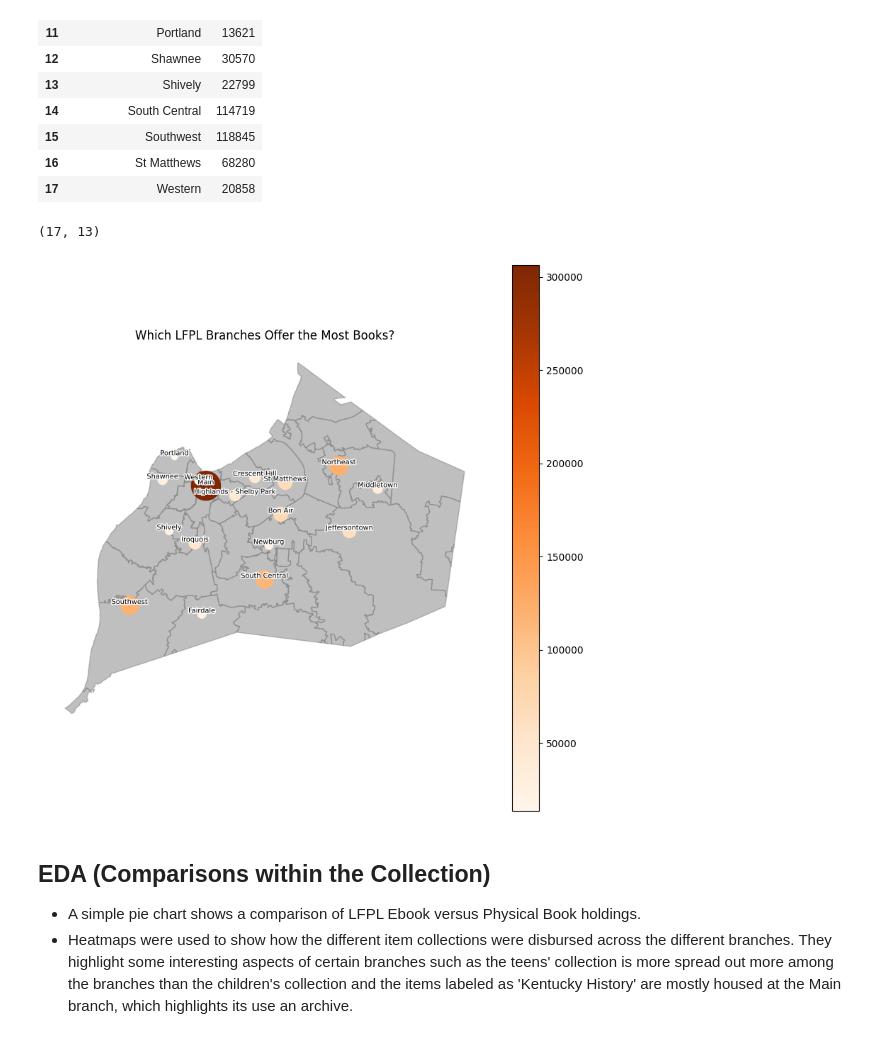
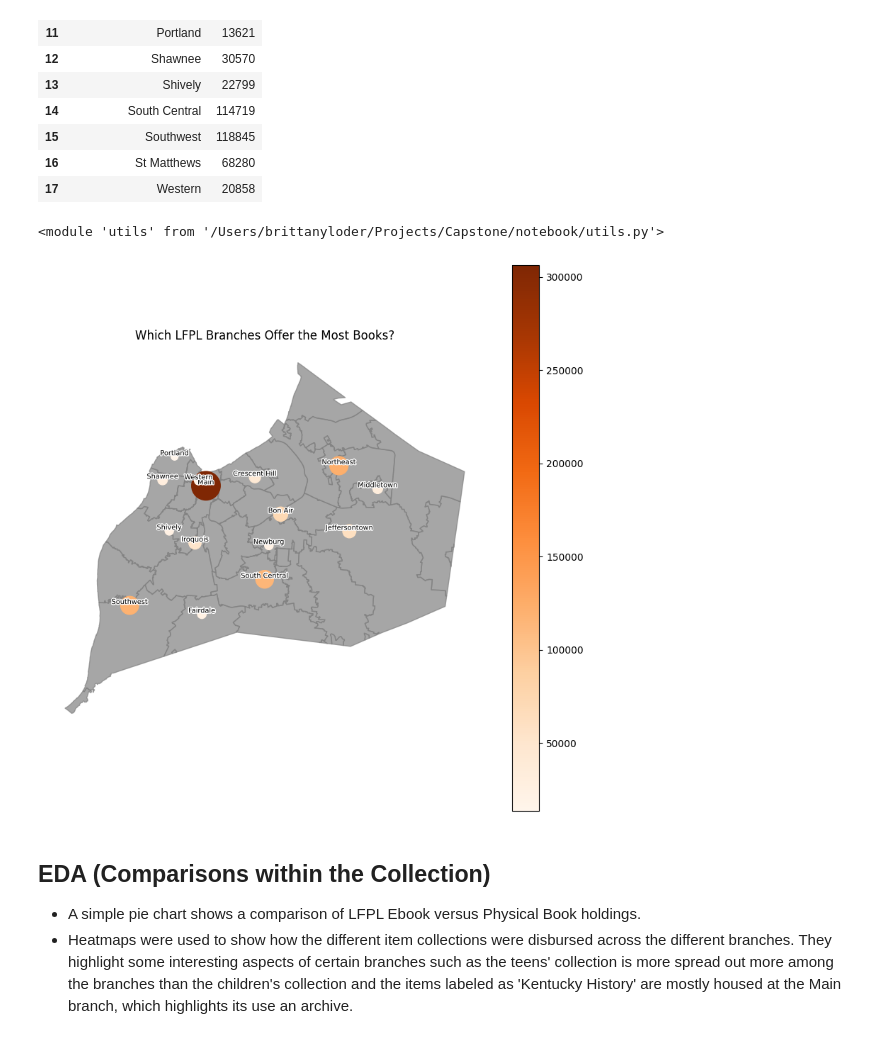
Before and after one commit to btl930/louisville_library_inventory_analysis, a Jupyter notebook: notebook/louisville_library_inventory_analysis.ipynb, the cells around one changed output. Saved outputs shown, nothing was run; the diff lists cells and outputs as text; code cells hidden in the pictures.

Commit message:
Function improvements and cleaning up map visualizations

```diff
--- a/notebook/louisville_library_inventory_analysis.ipynb
+++ b/notebook/louisville_library_inventory_analysis.ipynb
@@ -405,7 +405,7 @@ Are there areas in Louisville that are underserved in regard to the library?
 import geopandas as gpd
 import matplotlib.patheffects as pe
 # %%
-libraries = gpd.read_file("../data/Raw/Louisville_KY_Free_Public_Libraries/Louisville_KY_Free_Public_Libraries.shp")
+lfpl_loc = gpd.read_file("../data/Raw/Louisville_KY_Free_Public_Libraries/Louisville_KY_Free_Public_Libraries.shp")
 inventory = pd.read_csv('../data/Clean/clean_lfpl_inventory.csv')
 zipcodes = gpd.read_file("../data/Raw/Jefferson_County_KY_ZIP_Codes/Jefferson_County_KY_ZIP_Codes.shp")
 # %%
@@ -452,6 +433,3 @@ book_count
 | 15 | Southwest | 118845 |
 | 16 | St Matthews | 68280 |
 | 17 | Western | 20858 |
-# %%
-book_count = book_count.copy()
-book_count['item_location_clean'] = book_count['item_location'].str.lower().str.replace(r'[^a-z0-9]', '', regex=True)
@@ -469,44 +436,7 @@ libraries = libraries.merge(book_count, left_on="LFPL_NAME_clean", right_on="ite
-# %%
-libraries.shape
-# %% [output]
-(17, 13)
 # %%
-def lfpl_map (df, item, title):
-    ax = zipcodes.plot(
-        figsize=(10, 10),
-        color='grey',
-        edgecolor='grey',
-        alpha=0.5
-    )
+import importlib
+import utils
 
-    df.plot(
-        ax=ax,
-        column=item,
-        cmap='Oranges',
-        legend=True,
-        markersize= df[item] / 350
-    )
-
-    ax.set_title(title, fontsize=12)
-    ax.axis("off")
-
-    for x, y, name in zip(
-        libraries.geometry.x,
-        libraries.geometry.y,
-        libraries["item_location"]
-    ):
-
-        ax.text(
-            x + 0.002,  # horizontal offset
-            y + 0.002,  # vertical offset
-            name,
-            fontsize=7,
-            color="black",
-            ha="center",
-            va="bottom",
-            path_effects=[
-            pe.withStroke (linewidth=2, foreground='white')
-            ]
-        )
-
-    plt.show()
+importlib.reload(utils)
+# %% [output]
+<module 'utils' from '/Users/brittanyloder/Projects/Capstone/notebook/utils.py'>
@@ -513,7 +445,9 @@ def lfpl_map (df, item, title):
+# %%
+book_count_map = lfpl_loc.merge(book_count, left_on="LFPL_NAME", right_on="item_location")
 # %%
-lfpl_map(libraries, 'books', "Which LFPL Branches Offer the Most Books?")
+utils.lfpl_map(zipcodes, book_count_map, 'books', "Which LFPL Branches Offer the Most Books?", pe, plt, '../plots/TotalBooksPinMap.png')
 # %% [output]
-[figure, old version]
+[figure, new version]
 # %% [markdown]
 ## EDA (Comparisons within the Collection)
 - A simple pie chart shows a comparison of LFPL Ebook versus Physical Book holdings.
```
Also changed, not shown: parts of 6 cells of this notebook, 4 other files.
